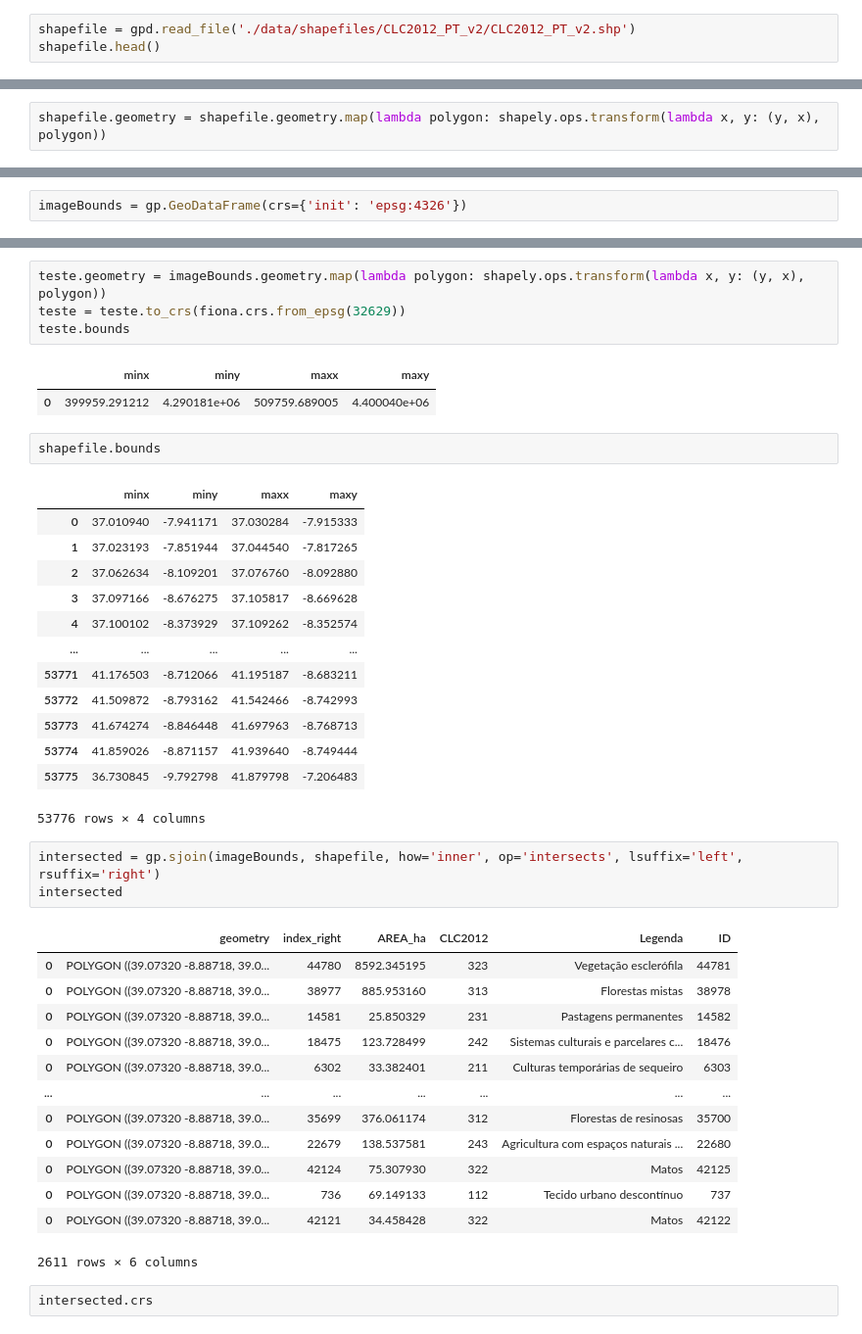
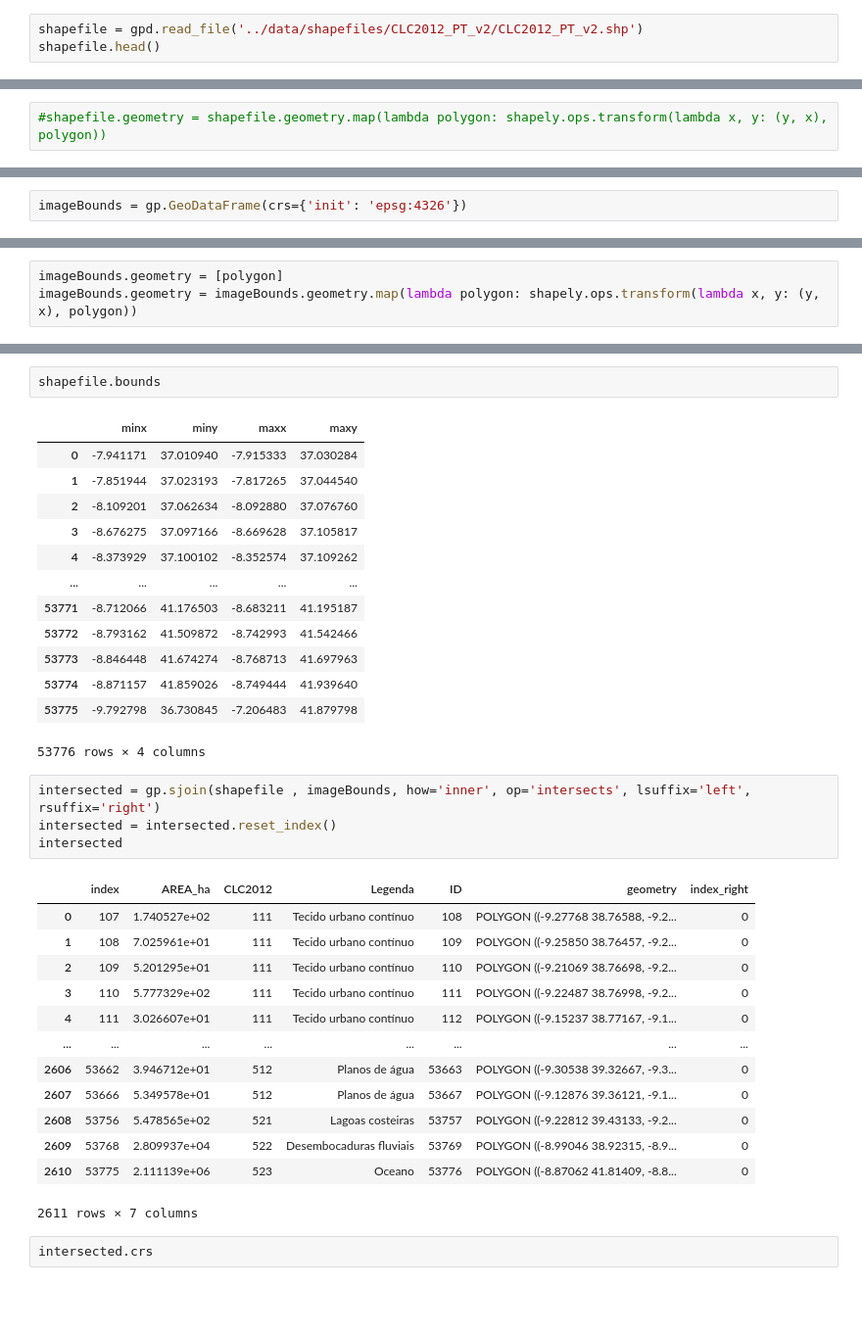
Before and after one commit to SimaoBarbosa/Land_cover_classification, a Jupyter notebook: Notebooks_used_for_testing/shapefile_setup_for_img_data_1_full.ipynb, the cells around one changed output, grey strips where cells are left out. Shown at 98% size. Drawn from its saved outputs; the diff is of its cells as text; blank space fills up the shorter version.

Commit message:
commited compressed shapefile and respective change on code

```diff
--- a/Notebooks_used_for_testing/shapefile_setup_for_img_data_1_full.ipynb
+++ b/Notebooks_used_for_testing/shapefile_setup_for_img_data_1_full.ipynb
@@ -124,7 +124,7 @@ shapely_shape
 <class 'shapely.geometry.polygon.Polygon'>
 <shapely.geometry.polygon.Polygon at 0x...>
 # %%
-shapefile = gpd.read_file('./data/shapefiles/CLC2012_PT_v2/CLC2012_PT_v2.shp')
+shapefile = gpd.read_file('../data/shapefiles/CLC2012_PT_v2/CLC2012_PT_v2.shp')
 shapefile.head()
 # %% [output]
 |  | AREA_ha | CLC2012 | Legenda | ID | geometry |
@@ -192,7 +192,7 @@ shapefile.bounds
 # %%
 shapefile = shapefile.to_crs({'init': 'epsg:4326'})
 # %%
-shapefile.geometry = shapefile.geometry.map(lambda polygon: shapely.ops.transform(lambda x, y: (y, x), polygon))
+#shapefile.geometry = shapefile.geometry.map(lambda polygon: shapely.ops.transform(lambda x, y: (y, x), polygon))
 # %%
 shapefile.bounds
 # %% [output]
@@ -253 +251,4 @@ imageBounds.geometry = [polygon]
+# %%
+imageBounds.geometry = [polygon]
+imageBounds.geometry = imageBounds.geometry.map(lambda polygon: shapely.ops.transform(lambda x, y: (y, x), polygon))
 # %%
@@ -258,43 +259,37 @@ imageBounds.geometry = [polygon]
-# %%
-teste.geometry = imageBounds.geometry.map(lambda polygon: shapely.ops.transform(lambda x, y: (y, x), polygon))
-teste = teste.to_crs(fiona.crs.from_epsg(32629))
-teste.bounds
-# %% [output]
-|  | minx | miny | maxx | maxy |
-| 0 | 399959.291212 | 4.290181e+06 | 509759.689005 | 4.400040e+06 |
 # %%
 shapefile.bounds
 # %% [output]
 |  | minx | miny | maxx | maxy |
-| 0 | 37.010940 | -7.941171 | 37.030284 | -7.915333 |
-| 1 | 37.023193 | -7.851944 | 37.044540 | -7.817265 |
-| 2 | 37.062634 | -8.109201 | 37.076760 | -8.092880 |
-| 3 | 37.097166 | -8.676275 | 37.105817 | -8.669628 |
-| 4 | 37.100102 | -8.373929 | 37.109262 | -8.352574 |
+| 0 | -7.941171 | 37.010940 | -7.915333 | 37.030284 |
+| 1 | -7.851944 | 37.023193 | -7.817265 | 37.044540 |
+| 2 | -8.109201 | 37.062634 | -8.092880 | 37.076760 |
+| 3 | -8.676275 | 37.097166 | -8.669628 | 37.105817 |
+| 4 | -8.373929 | 37.100102 | -8.352574 | 37.109262 |
 | ... | ... | ... | ... | ... |
-| 53771 | 41.176503 | -8.712066 | 41.195187 | -8.683211 |
-| 53772 | 41.509872 | -8.793162 | 41.542466 | -8.742993 |
-| 53773 | 41.674274 | -8.846448 | 41.697963 | -8.768713 |
-| 53774 | 41.859026 | -8.871157 | 41.939640 | -8.749444 |
-| 53775 | 36.730845 | -9.792798 | 41.879798 | -7.206483 |
+| 53771 | -8.712066 | 41.176503 | -8.683211 | 41.195187 |
+| 53772 | -8.793162 | 41.509872 | -8.742993 | 41.542466 |
+| 53773 | -8.846448 | 41.674274 | -8.768713 | 41.697963 |
+| 53774 | -8.871157 | 41.859026 | -8.749444 | 41.939640 |
+| 53775 | -9.792798 | 36.730845 | -7.206483 | 41.879798 |
 53776 rows × 4 columns
 # %%
-intersected = gp.sjoin(imageBounds, shapefile, how='inner', op='intersects', lsuffix='left', rsuffix='right')
+intersected = gp.sjoin(shapefile , imageBounds, how='inner', op='intersects', lsuffix='left', rsuffix='right')
+intersected = intersected.reset_index()
 intersected
 # %% [output]
-|  | geometry | index_right | AREA_ha | CLC2012 | Legenda | ID |
-| 0 | POLYGON ((39.07320 -8.88718, 39.0... | 44780 | 8592.345195 | 323 | Vegetação esclerófila | 44781 |
-| 0 | POLYGON ((39.07320 -8.88718, 39.0... | 38977 | 885.953160 | 313 | Florestas mistas | 38978 |
-| 0 | POLYGON ((39.07320 -8.88718, 39.0... | 14581 | 25.850329 | 231 | Pastagens permanentes | 14582 |
-| 0 | POLYGON ((39.07320 -8.88718, 39.0... | 18475 | 123.728499 | 242 | Sistemas culturais e parcelares c... | 18476 |
-| 0 | POLYGON ((39.07320 -8.88718, 39.0... | 6302 | 33.382401 | 211 | Culturas temporárias de sequeiro | 6303 |
-| ... | ... | ... | ... | ... | ... | ... |
-| 0 | POLYGON ((39.07320 -8.88718, 39.0... | 35699 | 376.061174 | 312 | Florestas de resinosas | 35700 |
-| 0 | POLYGON ((39.07320 -8.88718, 39.0... | 22679 | 138.537581 | 243 | Agricultura com espaços naturais ... | 22680 |
-| 0 | POLYGON ((39.07320 -8.88718, 39.0... | 42124 | 75.307930 | 322 | Matos | 42125 |
-| 0 | POLYGON ((39.07320 -8.88718, 39.0... | 736 | 69.149133 | 112 | Tecido urbano descontínuo | 737 |
-| 0 | POLYGON ((39.07320 -8.88718, 39.0... | 42121 | 34.458428 | 322 | Matos | 42122 |
+|  | index | AREA_ha | CLC2012 | Legenda | ID | geometry | index_right |
+| 0 | 107 | 1.740527e+02 | 111 | Tecido urbano contínuo | 108 | POLYGON ((-9.27768 38.76588, -9.2... | 0 |
+| 1 | 108 | 7.025961e+01 | 111 | Tecido urbano contínuo | 109 | POLYGON ((-9.25850 38.76457, -9.2... | 0 |
+| 2 | 109 | 5.201295e+01 | 111 | Tecido urbano contínuo | 110 | POLYGON ((-9.21069 38.76698, -9.2... | 0 |
+| 3 | 110 | 5.777329e+02 | 111 | Tecido urbano contínuo | 111 | POLYGON ((-9.22487 38.76998, -9.2... | 0 |
+| 4 | 111 | 3.026607e+01 | 111 | Tecido urbano contínuo | 112 | POLYGON ((-9.15237 38.77167, -9.1... | 0 |
+| ... | ... | ... | ... | ... | ... | ... | ... |
+| 2606 | 53662 | 3.946712e+01 | 512 | Planos de água | 53663 | POLYGON ((-9.30538 39.32667, -9.3... | 0 |
+| 2607 | 53666 | 5.349578e+01 | 512 | Planos de água | 53667 | POLYGON ((-9.12876 39.36121, -9.1... | 0 |
+| 2608 | 53756 | 5.478565e+02 | 521 | Lagoas costeiras | 53757 | POLYGON ((-9.22812 39.43133, -9.2... | 0 |
+| 2609 | 53768 | 2.809937e+04 | 522 | Desembocaduras fluviais | 53769 | POLYGON ((-8.99046 38.92315, -8.9... | 0 |
+| 2610 | 53775 | 2.111139e+06 | 523 | Oceano | 53776 | POLYGON ((-8.87062 41.81409, -8.8... | 0 |
-2611 rows × 6 columns
+2611 rows × 7 columns
 # %%
 intersected.crs
 # %% [output]
```
Also changed, not shown: parts of 9 cells of this notebook, 7 other files.
